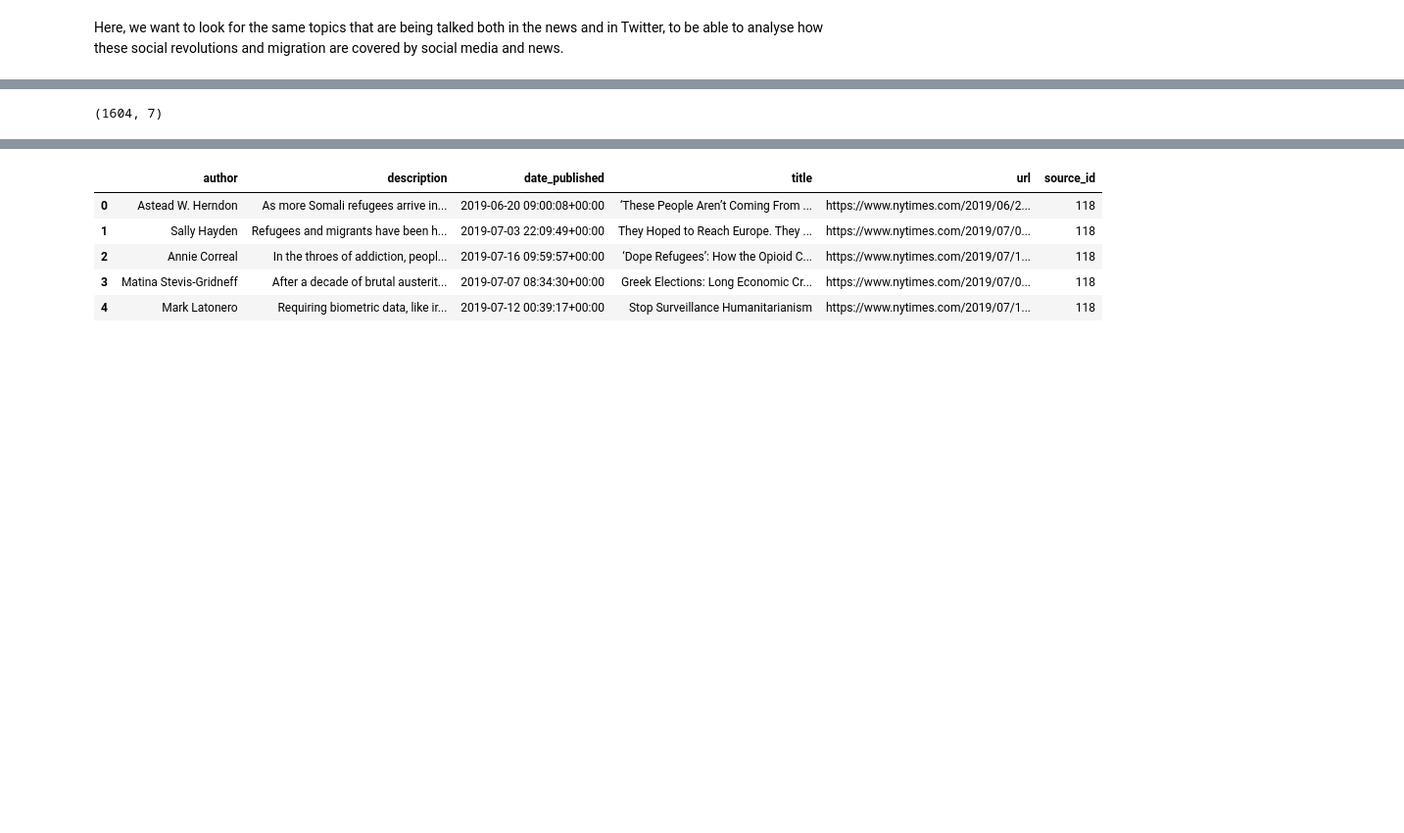
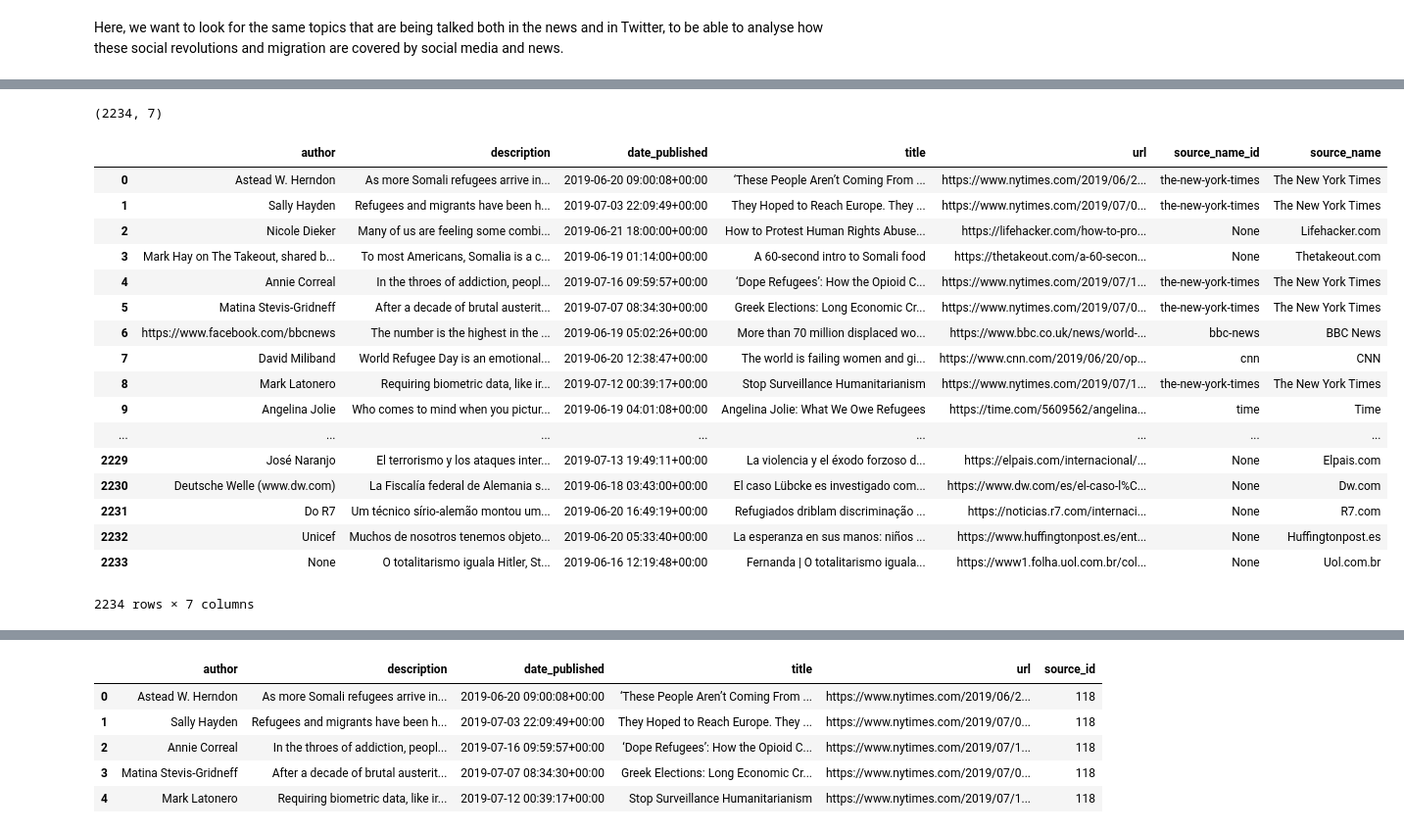
Before and after one commit to albertoabreu91/Project-Week-3-Data-Thieves, a Jupyter notebook: your-project/In_tests/NewsAPI_datacollection.ipynb, the cells around one changed output, grey strips where cells are left out. Shown: that part at 98% size. Drawn from its saved outputs; the diff is of its cells as text; code cells hidden in the pictures; blank space fills up the shorter version.

```diff
--- a/your-project/In_tests/NewsAPI_datacollection.ipynb
+++ b/your-project/In_tests/NewsAPI_datacollection.ipynb
@@ -10,8 +10,8 @@ import pandas as pd
 import pprint
 from sqlalchemy import create_engine
 # %%
-newsapi = NewsApiClient(api_key='df4e25b616e04799aad77f92817f9fc3') #Ingrid's Token
-#newsapi = NewsApiClient(api_key='a084595d62604623935b559f057c593a')
+#newsapi = NewsApiClient(api_key='df4e25b616e04799aad77f92817f9fc3') #Ingrid's Token
+newsapi = NewsApiClient(api_key='a084595d62604623935b559f057c593a')
 # %% [markdown]
 ## 2. Newspaper Sources list
 # %%
@@ -403,4 +441,25 @@ topics_news_formatted = NewsAPI_format_df(topics_news)
 # %%
 topics_news_formatted.shape
 # %% [output]
-(1604, 7)
+(2234, 7)
+# %%
+topics_news_formatted
+# %% [output]
+|  | author | description | date_published | title | url | source_name_id | source_name |
+| 0 | Astead W. Herndon | As more Somali refugees arrive in... | 2019-06-20 09:00:08+00:00 | ‘These People Aren’t Coming From ... | https://www.nytimes.com/2019/06/2... | the-new-york-times | The New York Times |
+| 1 | Sally Hayden | Refugees and migrants have been h... | 2019-07-03 22:09:49+00:00 | They Hoped to Reach Europe. They ... | https://www.nytimes.com/2019/07/0... | the-new-york-times | The New York Times |
+| 2 | Nicole Dieker | Many of us are feeling some combi... | 2019-06-21 18:00:00+00:00 | How to Protest Human Rights Abuse... | https://lifehacker.com/how-to-pro... | None | Lifehacker.com |
+| 3 | Mark Hay on The Takeout, shared b... | To most Americans, Somalia is a c... | 2019-06-19 01:14:00+00:00 | A 60-second intro to Somali food | https://thetakeout.com/a-60-secon... | None | Thetakeout.com |
+| 4 | Annie Correal | In the throes of addiction, peopl... | 2019-07-16 09:59:57+00:00 | ‘Dope Refugees’: How the Opioid C... | https://www.nytimes.com/2019/07/1... | the-new-york-times | The New York Times |
+| 5 | Matina Stevis-Gridneff | After a decade of brutal austerit... | 2019-07-07 08:34:30+00:00 | Greek Elections: Long Economic Cr... | https://www.nytimes.com/2019/07/0... | the-new-york-times | The New York Times |
+| 6 | https://www.facebook.com/bbcnews | The number is the highest in the ... | 2019-06-19 05:02:26+00:00 | More than 70 million displaced wo... | https://www.bbc.co.uk/news/world-... | bbc-news | BBC News |
+| 7 | David Miliband | World Refugee Day is an emotional... | 2019-06-20 12:38:47+00:00 | The world is failing women and gi... | https://www.cnn.com/2019/06/20/op... | cnn | CNN |
+| 8 | Mark Latonero | Requiring biometric data, like ir... | 2019-07-12 00:39:17+00:00 | Stop Surveillance Humanitarianism | https://www.nytimes.com/2019/07/1... | the-new-york-times | The New York Times |
+| 9 | Angelina Jolie | Who comes to mind when you pictur... | 2019-06-19 04:01:08+00:00 | Angelina Jolie: What We Owe Refugees | https://time.com/5609562/angelina... | time | Time |
+| ... | ... | ... | ... | ... | ... | ... | ... |
+| 2229 | José Naranjo | El terrorismo y los ataques inter... | 2019-07-13 19:49:11+00:00 | La violencia y el éxodo forzoso d... | https://elpais.com/internacional/... | None | Elpais.com |
+| 2230 | Deutsche Welle (www.dw.com) | La Fiscalía federal de Alemania s... | 2019-06-18 03:43:00+00:00 | El caso Lübcke es investigado com... | https://www.dw.com/es/el-caso-l%C... | None | Dw.com |
+| 2231 | Do R7 | Um técnico sírio-alemão montou um... | 2019-06-20 16:49:19+00:00 | Refugiados driblam discriminação ... | https://noticias.r7.com/internaci... | None | R7.com |
+| 2232 | Unicef | Muchos de nosotros tenemos objeto... | 2019-06-20 05:33:40+00:00 | La esperanza en sus manos: niños ... | https://www.huffingtonpost.es/ent... | None | Huffingtonpost.es |
+| 2233 | None | O totalitarismo iguala Hitler, St... | 2019-06-16 12:19:48+00:00 | Fernanda | O totalitarismo iguala... | https://www1.folha.uol.com.br/col... | None | Uol.com.br |
+2234 rows × 7 columns
```
Also changed, not shown: parts of 12 cells of this notebook, 1 other file.
